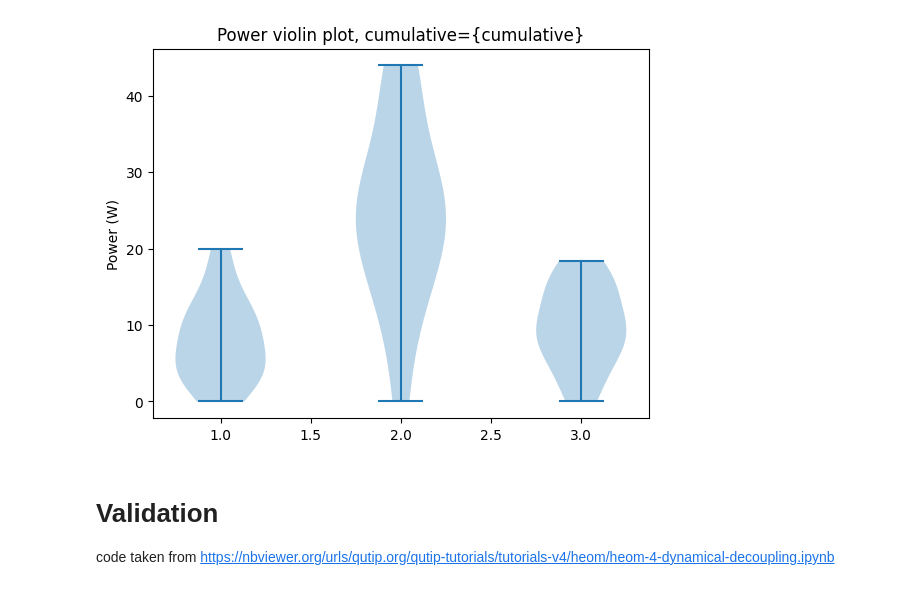
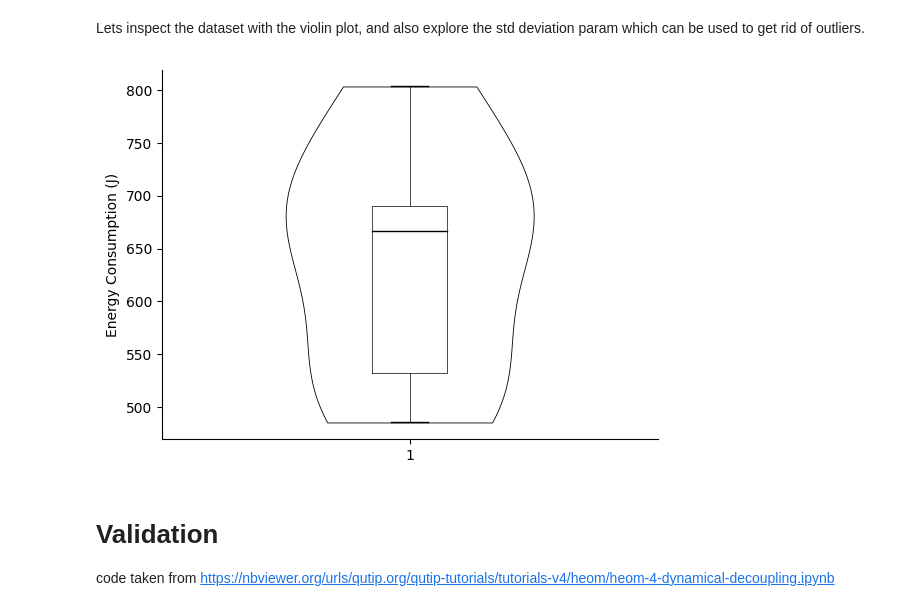
Before and after one commit to mitalipatil99/EnergiBridgeWrapper, a Jupyter notebook: jupyter_energi/Demo.ipynb, the cells around one changed output. Cells and saved outputs as stored; diff of their text form; code cells hidden in the pictures.

```diff
--- a/jupyter_energi/Demo.ipynb
+++ b/jupyter_energi/Demo.ipynb
@@ -68,7 +79,10 @@ jupyter_energi.make_time_series_plot(time_and_power, cumulative)
-# %%
-jupyter_energi.make_violin_plot(time_and_power, True)
-# %% [output]
-[figure, removed]
+# %% [markdown]
+Lets inspect the dataset with the violin plot, and also explore the std deviation param which can be used to get rid of outliers.
+# %%
+std_dev = None
+jupyter_energi.make_violin_plot(time_and_power, std_dev)
+# %% [output]
+[figure, added]
 # %% [markdown]
 # Validation
 
```
Also changed, not shown: parts of 17 cells of this notebook, 1 other file.
